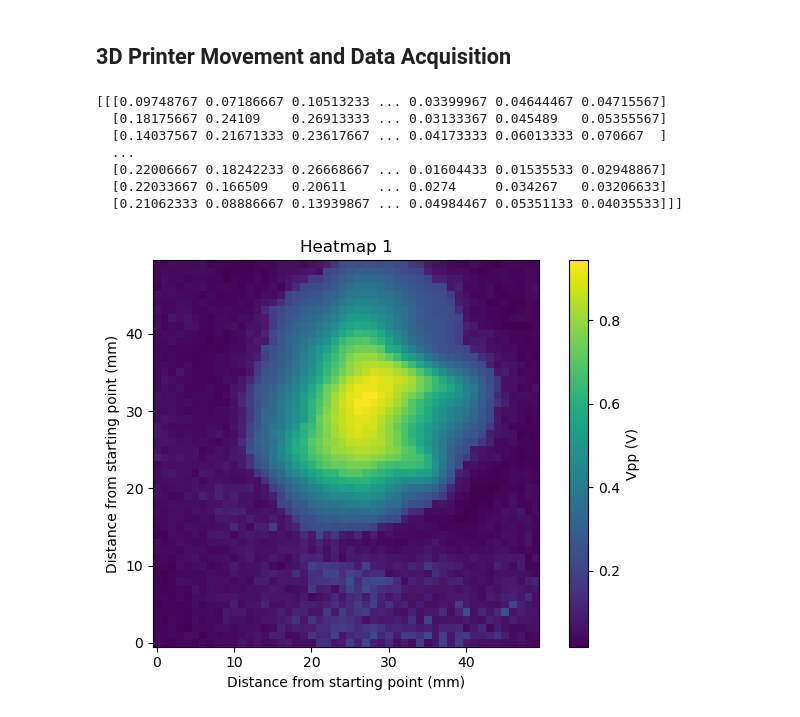
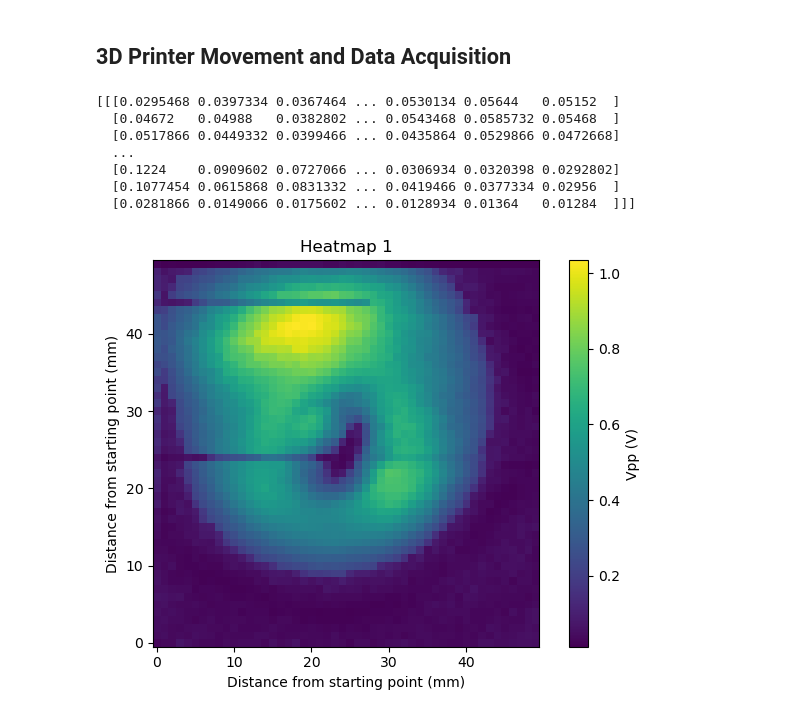
Before and after one commit to krishatch/senior-design, a Jupyter notebook: ultrasonic_image.ipynb, the cells around one changed output. Cells and saved outputs as stored; diff of their text form; code cells hidden in the pictures.

Commit message:
New measurements, updated code, image visualization

```diff
--- a/ultrasonic_image.ipynb
+++ b/ultrasonic_image.ipynb
@@ -52,8 +52,8 @@ p.send("G1 X150 Y100 Z380 F12000")
 ## Measurement Function
 # %%
 def measure_scope_vpp():
-    measurements = np.array([float(scope.query(":MEAS:VPP? CHAN1")) for _ in range(5)])
-    meas_avg = np.average(sorted(measurements)[2:])
+    measurements = np.array([float(scope.query(":MEAS:VPP? CHAN1")) for _ in range(10)])
+    meas_avg = np.average(sorted(measurements)[5:])
     return meas_avg
 # %% [markdown]
 ## 3D Printer Movement and Data Acquisition
@@ -97,33 +99,34 @@ for i in tqdm(range(z_planes)): # Z
         # Measure last x point
         p.send(f"G1 X-{x_range} Y{y_movement} F3000")
         time.sleep(1)
-    p.send(f"G1 Y-{y_range} Z10 F3000")
+    # p.send(f"G1 Y-{y_range} Z10 F3000")
     time.sleep(5)
-p.send(f'G1 X{x_range/2} Y{y_range/2} Z{z_planes * 10} F12000')
+# p.send(f'G1 X{x_range/2} Y{y_range/2} Z{z_planes * 10} F12000')
+# p.send(f'G1 X-{x_range/2} Y-{y_range/2} F12000')
 print(measurements)
 # %% [output]
-[[[0.09748767 0.07186667 0.10513233 ... 0.03399967 0.04644467 0.04715567]
-  [0.18175667 0.24109    0.26913333 ... 0.03133367 0.045489   0.05355567]
-  [0.14037567 0.21671333 0.23617667 ... 0.04173333 0.06013333 0.070667  ]
+[[[0.0295468 0.0397334 0.0367464 ... 0.0530134 0.05644   0.05152  ]
+  [0.04672   0.04988   0.0382802 ... 0.0543468 0.0585732 0.05468  ]
+  [0.0517866 0.0449332 0.0399466 ... 0.0435864 0.0529866 0.0472668]
   ...
-  [0.22006667 0.18242233 0.26668667 ... 0.01604433 0.01535533 0.02948867]
-  [0.22033667 0.166509   0.20611    ... 0.0274     0.034267   0.03206633]
-  [0.21062333 0.08886667 0.13939867 ... 0.04984467 0.05351133 0.04035533]]]
+  [0.1224    0.0909602 0.0727066 ... 0.0306934 0.0320398 0.0292802]
+  [0.1077454 0.0615868 0.0831332 ... 0.0419466 0.0377334 0.02956  ]
+  [0.0281866 0.0149066 0.0175602 ... 0.0128934 0.01364   0.01284  ]]]
 # %%
 # Plot and save
 img1 = plt.imshow(measurements[0], cmap="viridis", interpolation="nearest", origin="lower")
 plt.title("Heatmap 1")
 plt.xlabel("Distance from starting point (mm)")
 plt.ylabel("Distance from starting point (mm)")
 
 # Add colorbars
 plt.colorbar(img1, label="Vpp (V)")
 
 # Show the plots
 plt.tight_layout()  # Adjust layout to prevent overlap
 plt.show()
 
 # Save data
-np.savetxt("3_13_25_no_object_0.csv", measurements[0], delimiter=",", fmt="%.2f")  # fmt controls number formatting
+np.savetxt("./images/3_26_25_circular_metal_0.csv", measurements[0], delimiter=",", fmt="%.2f")  # fmt controls number formatting
 # %% [output]
-[figure, old version]
+[figure, new version]
```
Also changed, not shown: parts of 7 cells of this notebook, 10 other files.
